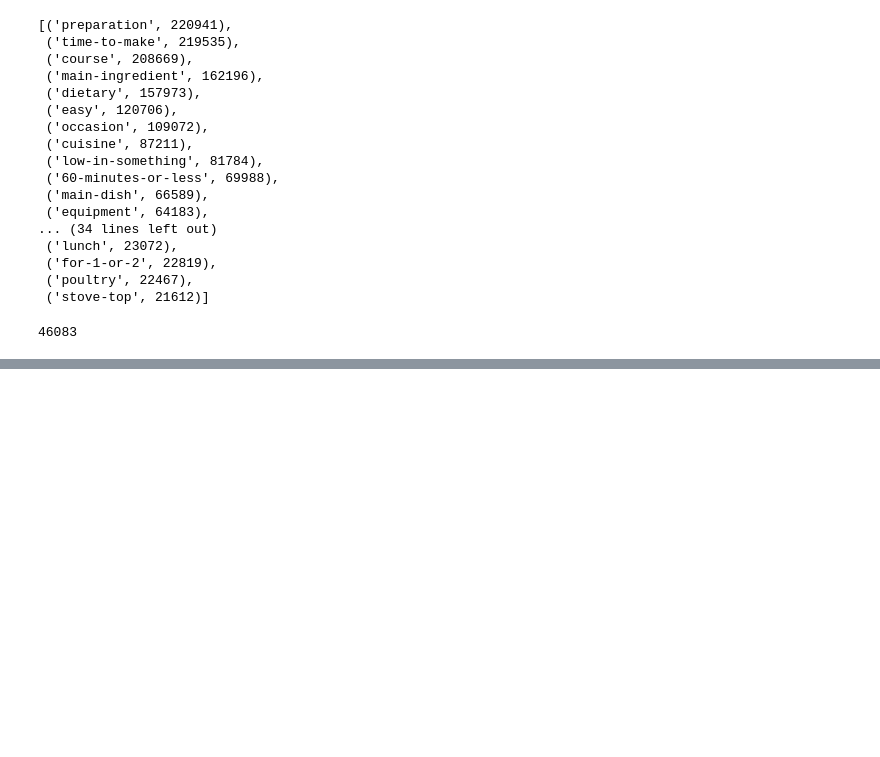
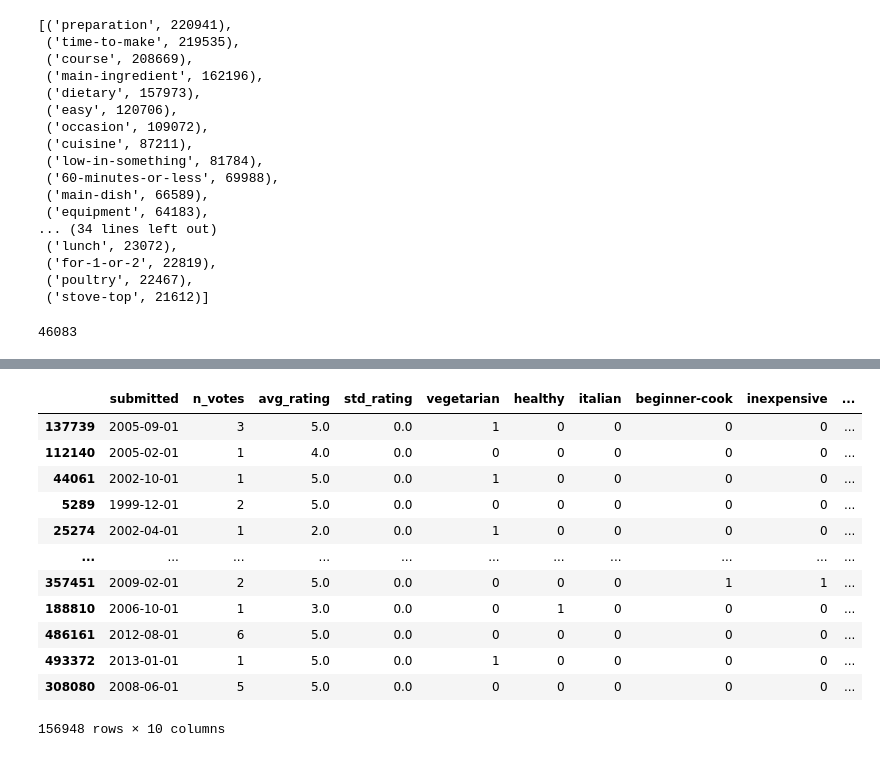
Before and after one commit to jCodingStuff/DataMadness, a Jupyter notebook: juli_mess.ipynb, the cells around one changed output, grey strips where cells are left out. Drawn from its saved outputs; the diff is of its cells as text; code cells hidden in the pictures; blank space fills up the shorter version.

```diff
--- a/juli_mess.ipynb
+++ b/juli_mess.ipynb
@@ -157,0 +196,16 @@ data = {tag: df_tag[df_tag[tag] == 1].submitted.value_counts() for tag in tags}
+# %%
+plt.plot(df)
+# %% [output]
+|  | submitted | n_votes | avg_rating | std_rating | vegetarian | healthy | italian | beginner-cook | inexpensive | ... |
+| 137739 | 2005-09-01 | 3 | 5.0 | 0.0 | 1 | 0 | 0 | 0 | 0 | ... |
+| 112140 | 2005-02-01 | 1 | 4.0 | 0.0 | 0 | 0 | 0 | 0 | 0 | ... |
+| 44061 | 2002-10-01 | 1 | 5.0 | 0.0 | 1 | 0 | 0 | 0 | 0 | ... |
+| 5289 | 1999-12-01 | 2 | 5.0 | 0.0 | 0 | 0 | 0 | 0 | 0 | ... |
+| 25274 | 2002-04-01 | 1 | 2.0 | 0.0 | 1 | 0 | 0 | 0 | 0 | ... |
+| ... | ... | ... | ... | ... | ... | ... | ... | ... | ... | ... |
+| 357451 | 2009-02-01 | 2 | 5.0 | 0.0 | 0 | 0 | 0 | 1 | 1 | ... |
+| 188810 | 2006-10-01 | 1 | 3.0 | 0.0 | 0 | 1 | 0 | 0 | 0 | ... |
+| 486161 | 2012-08-01 | 6 | 5.0 | 0.0 | 0 | 0 | 0 | 0 | 0 | ... |
+| 493372 | 2013-01-01 | 1 | 5.0 | 0.0 | 1 | 0 | 0 | 0 | 0 | ... |
+| 308080 | 2008-06-01 | 5 | 5.0 | 0.0 | 0 | 0 | 0 | 0 | 0 | ... |
+156948 rows × 10 columns
```
Also changed, not shown: parts of 9 cells of this notebook.
